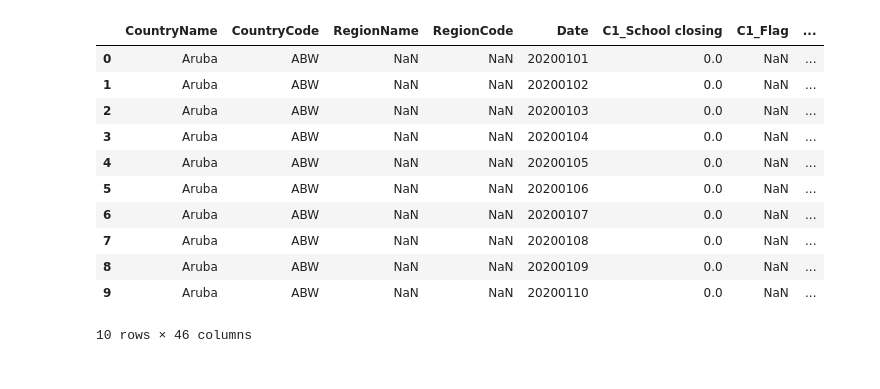
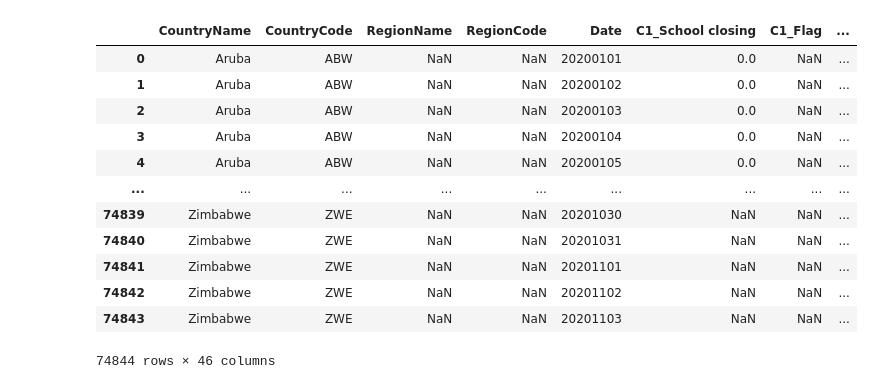
Before and after one commit to rejane-b/Project_1, a Jupyter notebook: Oxford_Clean_Data.ipynb, the cells around one changed output. Drawn from its saved outputs; the diff is of its cells as text; code cells hidden in the pictures.

```diff
--- a/Oxford_Clean_Data.ipynb
+++ b/Oxford_Clean_Data.ipynb
@@ -5,17 +5,18 @@ import numpy as np
 # %%
 #Read CSV file
 oxford_data = pd.read_csv("Resources/oxford_latest.csv", low_memory=False)
-oxford_data.head(10)
+oxford_data
 # %% [output]
 |  | CountryName | CountryCode | RegionName | RegionCode | Date | C1_School closing | C1_Flag | ... |
 | 0 | Aruba | ABW | NaN | NaN | 20200101 | 0.0 | NaN | ... |
 | 1 | Aruba | ABW | NaN | NaN | 20200102 | 0.0 | NaN | ... |
 | 2 | Aruba | ABW | NaN | NaN | 20200103 | 0.0 | NaN | ... |
 | 3 | Aruba | ABW | NaN | NaN | 20200104 | 0.0 | NaN | ... |
 | 4 | Aruba | ABW | NaN | NaN | 20200105 | 0.0 | NaN | ... |
-| 5 | Aruba | ABW | NaN | NaN | 20200106 | 0.0 | NaN | ... |
-| 6 | Aruba | ABW | NaN | NaN | 20200107 | 0.0 | NaN | ... |
-| 7 | Aruba | ABW | NaN | NaN | 20200108 | 0.0 | NaN | ... |
-| 8 | Aruba | ABW | NaN | NaN | 20200109 | 0.0 | NaN | ... |
-| 9 | Aruba | ABW | NaN | NaN | 20200110 | 0.0 | NaN | ... |
+| ... | ... | ... | ... | ... | ... | ... | ... | ... |
+| 74839 | Zimbabwe | ZWE | NaN | NaN | 20201030 | NaN | NaN | ... |
+| 74840 | Zimbabwe | ZWE | NaN | NaN | 20201031 | NaN | NaN | ... |
+| 74841 | Zimbabwe | ZWE | NaN | NaN | 20201101 | NaN | NaN | ... |
+| 74842 | Zimbabwe | ZWE | NaN | NaN | 20201102 | NaN | NaN | ... |
+| 74843 | Zimbabwe | ZWE | NaN | NaN | 20201103 | NaN | NaN | ... |
-10 rows × 46 columns
+74844 rows × 46 columns
```
Also changed, not shown: parts of 5 cells of this notebook.
